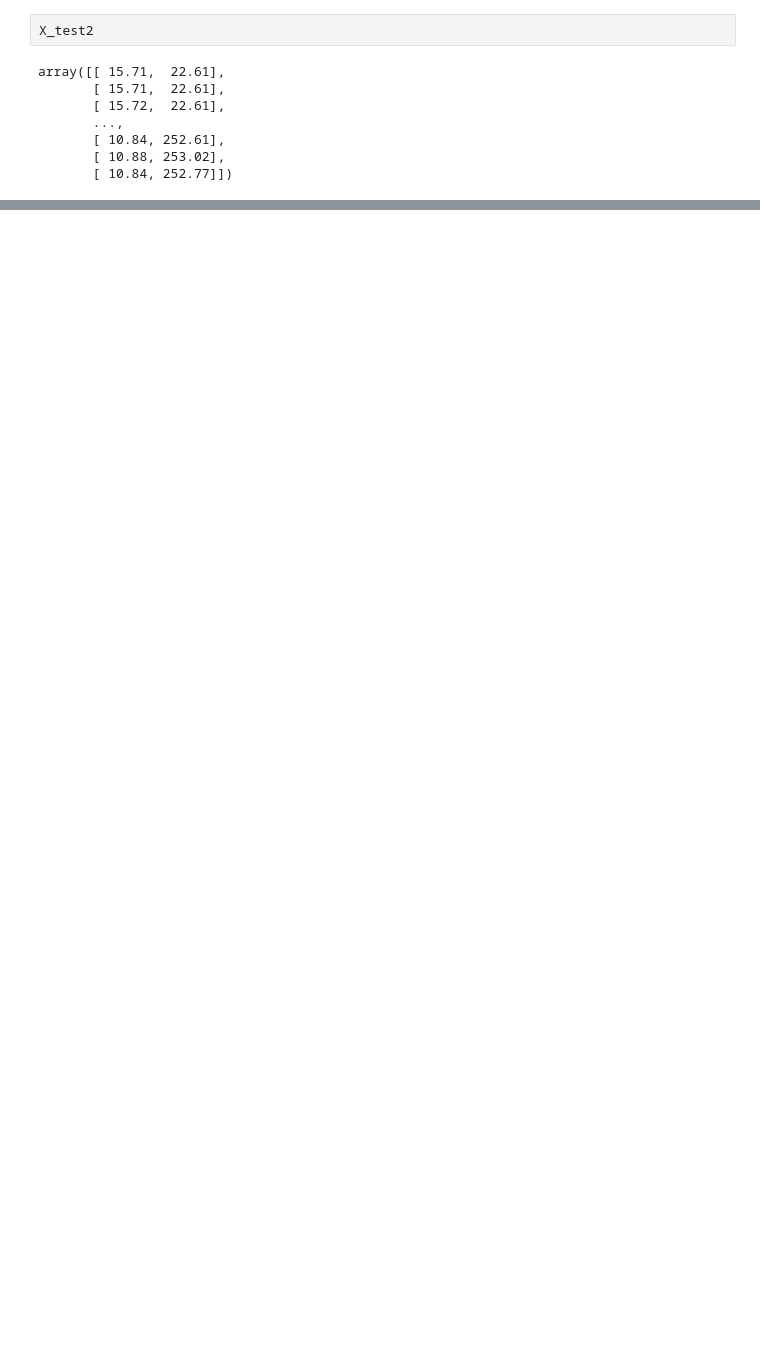
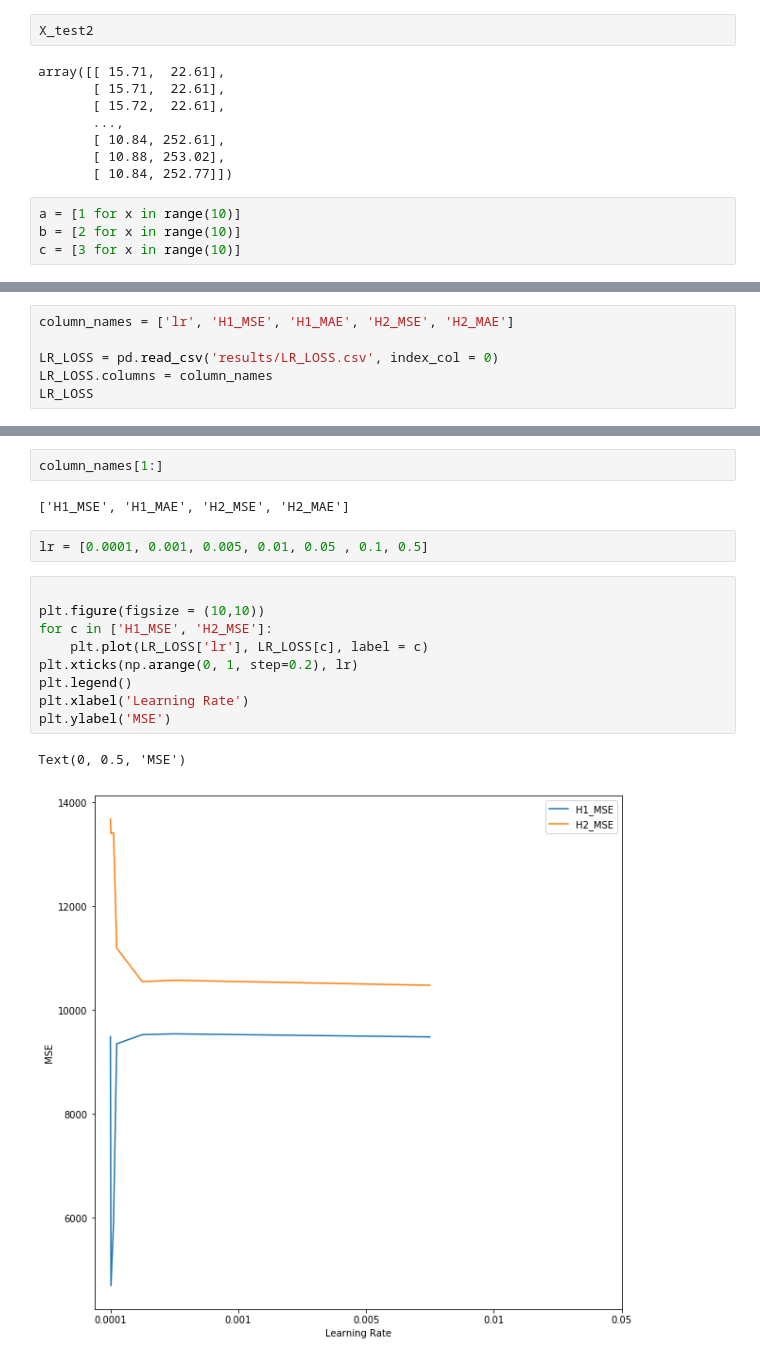
Before and after one commit to muciyuallen/Energy-Disaggregation, a Jupyter notebook: scratch_notebook.ipynb, the cells around one changed output, grey strips where cells are left out. Cells and saved outputs as stored; diff of their text form; blank space fills up the shorter version.

```diff
--- a/scratch_notebook.ipynb
+++ b/scratch_notebook.ipynb
@@ -229,3 +229,7 @@ array([[ 15.71,  22.61],
        [ 10.84, 252.61],
        [ 10.88, 253.02],
        [ 10.84, 252.77]])
+# %%
+a = [1 for x in range(10)]
+b = [2 for x in range(10)]
+c = [3 for x in range(10)]
@@ -231,0 +250,6 @@ array([[ 15.71,  22.61],
+# %%
+column_names = ['lr', 'H1_MSE', 'H1_MAE', 'H2_MSE', 'H2_MAE']
+
+LR_LOSS = pd.read_csv('results/LR_LOSS.csv', index_col = 0)
+LR_LOSS.columns = column_names
+LR_LOSS
@@ -231,0 +265,18 @@ array([[ 15.71,  22.61],
+# %%
+column_names[1:]
+# %% [output]
+['H1_MSE', 'H1_MAE', 'H2_MSE', 'H2_MAE']
+# %%
+lr = [0.0001, 0.001, 0.005, 0.01, 0.05 , 0.1, 0.5]
+# %%
+
+plt.figure(figsize = (10,10))
+for c in ['H1_MSE', 'H2_MSE']:
+    plt.plot(LR_LOSS['lr'], LR_LOSS[c], label = c)
+plt.xticks(np.arange(0, 1, step=0.2), lr)
+plt.legend()
+plt.xlabel('Learning Rate')
+plt.ylabel('MSE')
+# %% [output]
+Text(0, 0.5, 'MSE')
+[figure, added]
```
Also changed, not shown: parts of 2 cells of this notebook, 2 other files.
